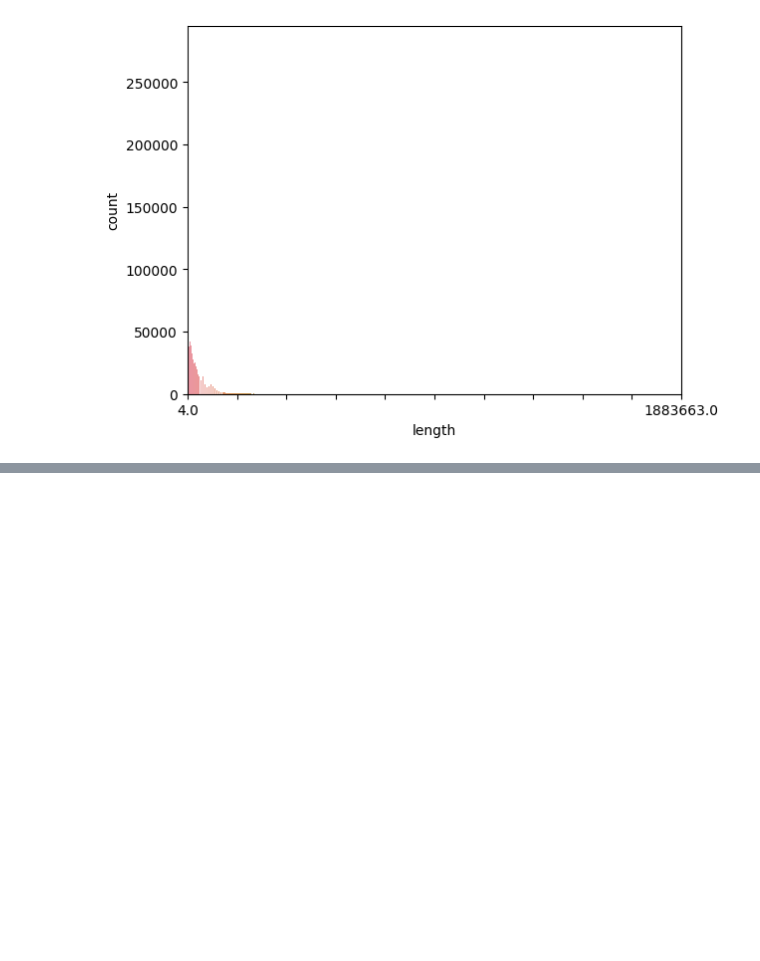
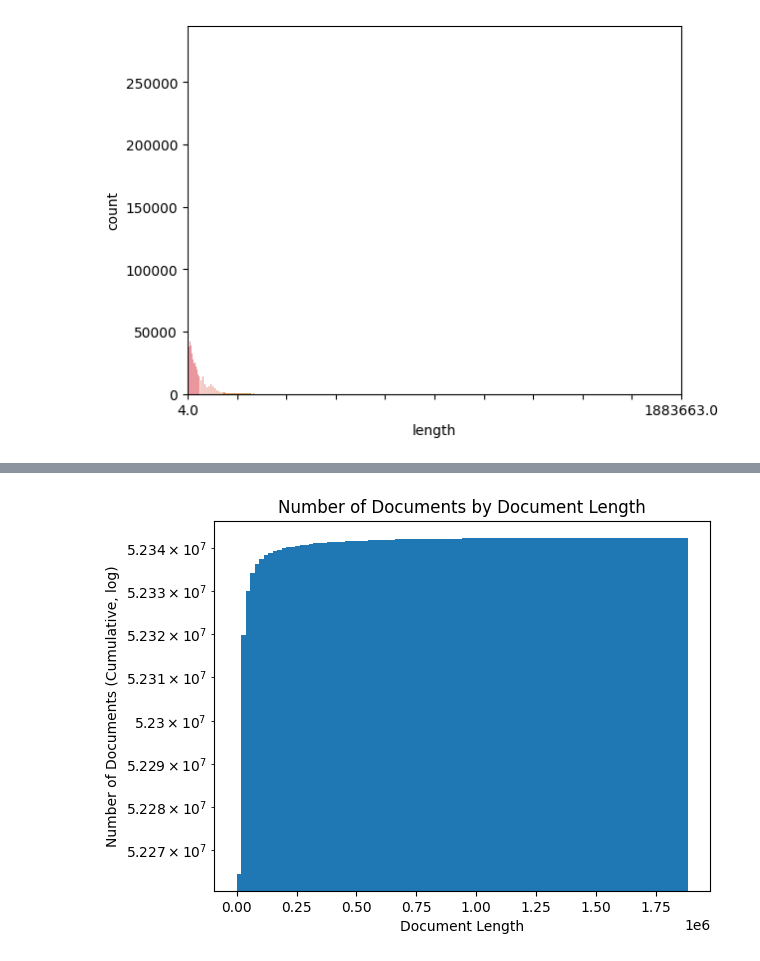
Before and after one commit to Axiomatic314/Stemming, a Jupyter notebook: ClueWeb/documentLength.ipynb, the cells around one changed output, grey strips where cells are left out. Saved outputs shown, nothing was run; the diff lists cells and outputs as text; code cells hidden in the pictures; blank space fills up the shorter version.

```diff
--- a/ClueWeb/documentLength.ipynb
+++ b/ClueWeb/documentLength.ipynb
@@ -55,0 +69,9 @@ plt.show()
+# %%
+plt.hist(docLengths["length"], bins=100, cumulative=True)
+plt.yscale("log")
+plt.xlabel("Document Length")
+plt.ylabel("Number of Documents (Cumulative, log)")
+plt.title("Number of Documents by Document Length")
+plt.show()
+# %% [output]
+[figure, added]
```
Also changed, not shown: parts of 7 cells of this notebook.
